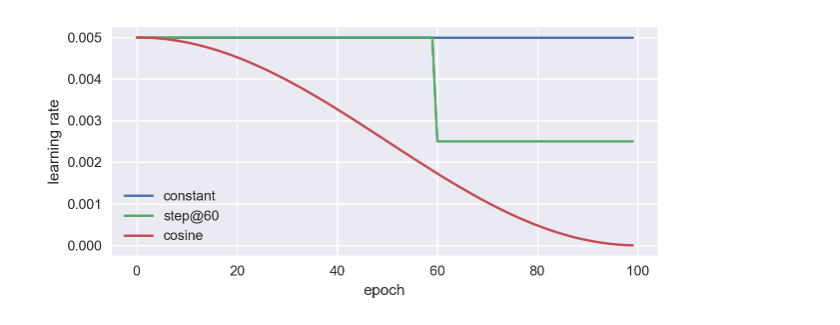
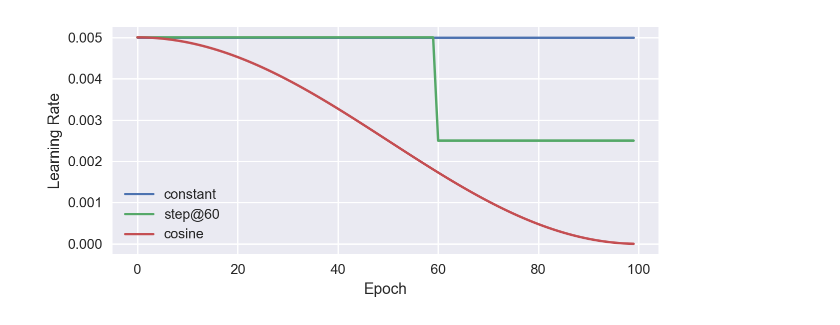
Before and after one commit to FranQuant/pytorch_dl_apps, a Jupyter notebook: part3_practice/chapter_10.ipynb, the cells around one changed output. Drawn from its saved outputs; the diff is of its cells as text; code cells hidden in the pictures.

```diff
--- a/part3_practice/chapter_10.ipynb
+++ b/part3_practice/chapter_10.ipynb
@@ -141,16 +243,17 @@ def train_earlystop(X_tr, y_tr, X_va, y_va, *, epochs=200, patience=20):
 # %%
 epochs = np.arange(0, 100)
-lr_const = np.full_like(epochs, 5e-3, dtype = float)
+lr_const = np.full_like(epochs, 5e-3, dtype=float)
 lr_step = np.where(epochs < 60, 5e-3, 2.5e-3)
-lr_cos = 0.5*(1+np.cos(np.pi*epochs/100))*5e-3
-plt.figure(figsize = (6.4, 3.0))  # plotting
-plt.plot(epochs, lr_const, label = 'constant')
-plt.plot(epochs, lr_step, label = 'step@60')
-plt.plot(epochs, lr_cos, label = 'cosine')
-plt.xlabel('epoch')
-plt.ylabel('learning rate')
-plt.legend(frameon = False)
+lr_cos = 0.5 * (1 + np.cos(np.pi * epochs / 100)) * 5e-3
+
+plt.figure(figsize=(6.4, 3.0))
+plt.plot(epochs, lr_const, label='constant')
+plt.plot(epochs, lr_step, label='step@60')
+plt.plot(epochs, lr_cos, label='cosine')
+plt.xlabel('Epoch')
+plt.ylabel('Learning Rate')
+plt.legend(frameon=False)
 plt.tight_layout()
 plt.show()
 # %% [output]
-[figure, old version]
+[figure, new version]
```
Also changed, not shown: parts of 18 cells of this notebook.
